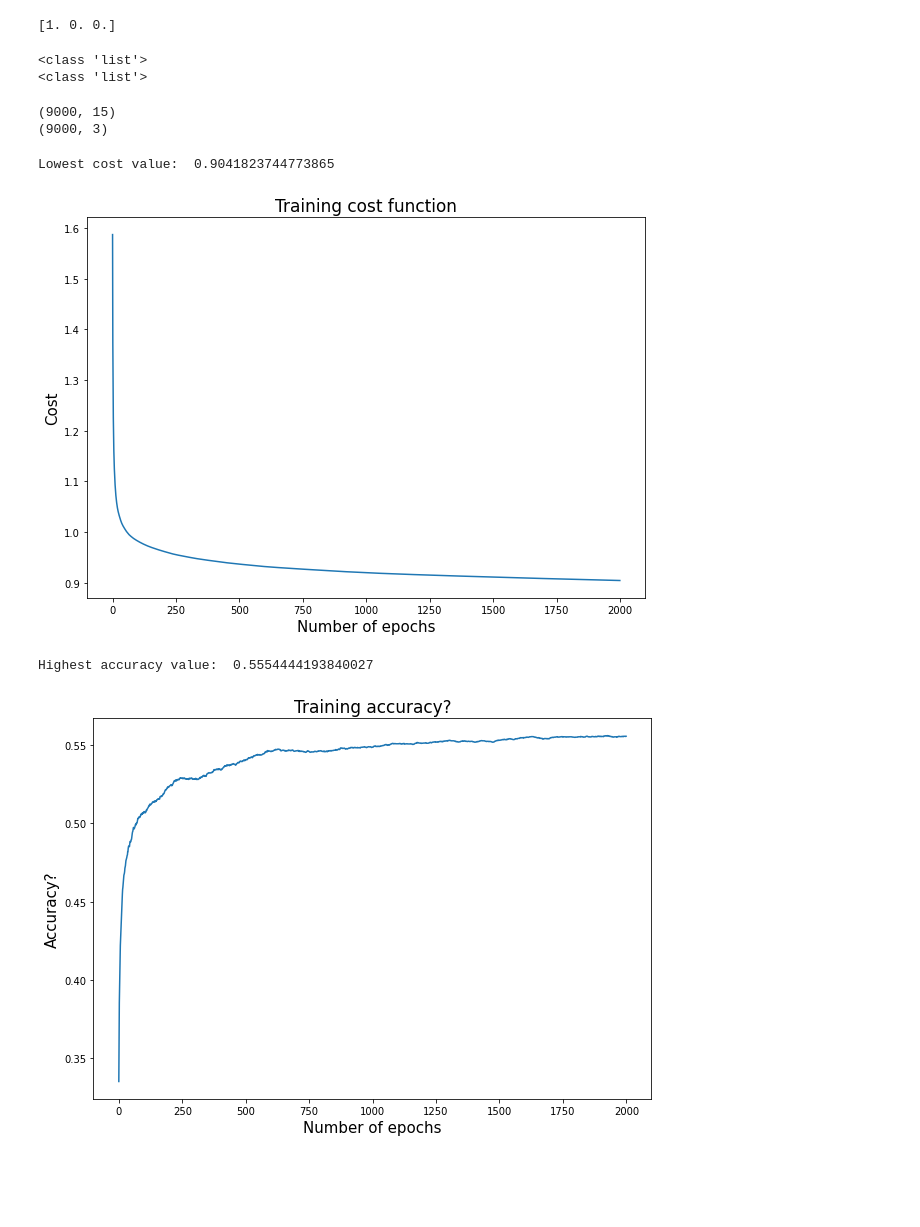
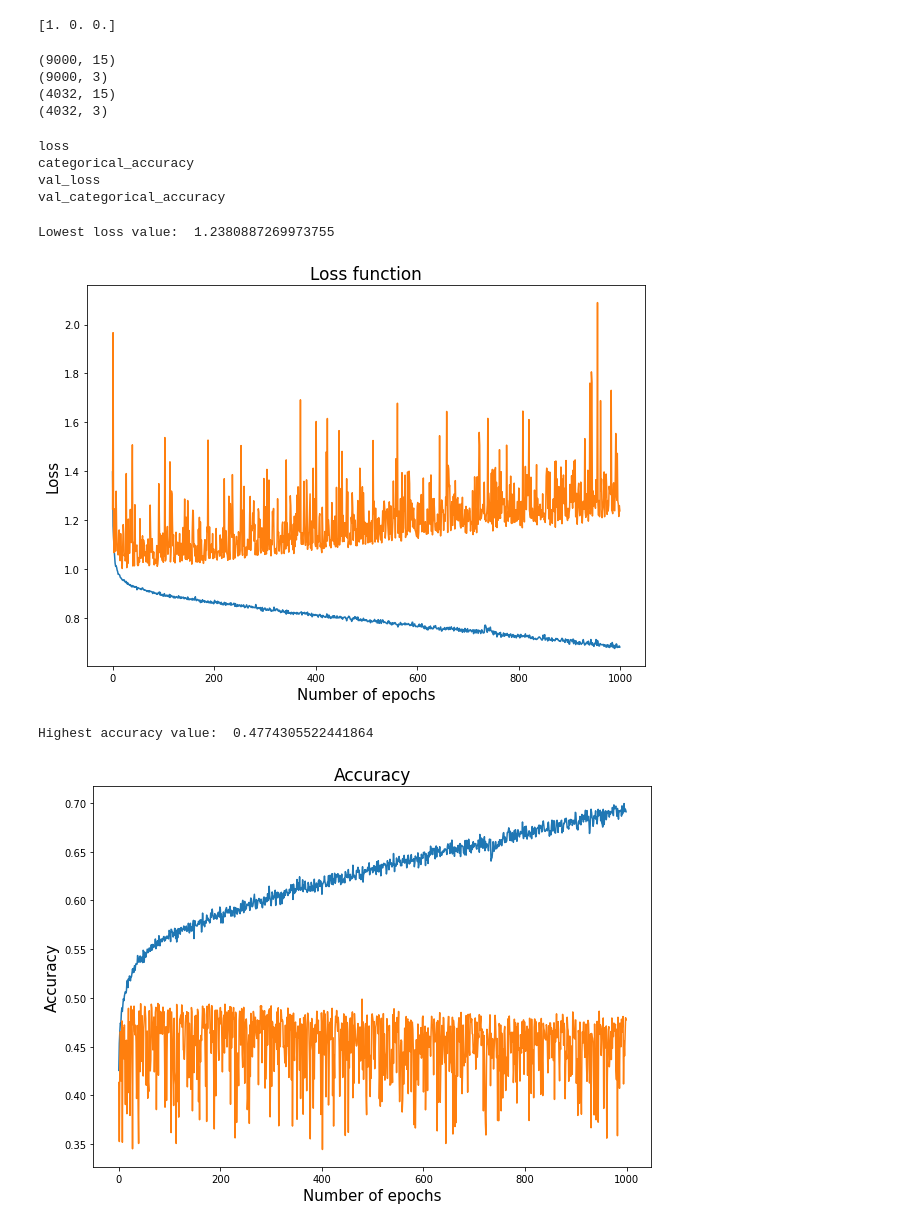
Before and after one commit to ArtMk/lhc-ml, a Jupyter notebook: 05_Training_in_Physics.ipynb, the cells around one changed output. Cells and saved outputs as stored; diff of their text form; code cells hidden in the pictures; blank space fills up the shorter version.

Commit message:
Reworked training and new graphs

```diff
--- a/05_Training_in_Physics.ipynb
+++ b/05_Training_in_Physics.ipynb
@@ -113,35 +120,40 @@ print(nn_target['signal'][10])
 # %% [output]
 [1. 0. 0.]
 # %%
-# number of batches
-batches = 2000
+# number of epochs
+epochs = 1000
 
 # cost
-costs = np.empty(batches)
-metrics_1 = np.empty(batches)
-metrics_2 = np.empty(batches)
-metrics_3 = np.empty(batches)
-
-print(type(nn_input['signal']))
-print(type(nn_target['signal']))
+costs = np.empty(epochs)
+metrics_1 = np.empty(epochs)
-# %% [output]
-<class 'list'>
-<class 'list'>
 # %%
 # put input and target data all in one array
 
 nn_input_training = []
 nn_target_training = []
 
+nn_input_validation = []
+nn_target_validation = []
+
 for process in processes:
     nn_input_training = nn_input_training + nn_input[process][:3000]
     nn_target_training = nn_target_training + nn_target[process][:3000]
 
+    nn_input_validation = nn_input_validation + nn_input[process][3000:4344]
+    nn_target_validation = nn_target_validation + nn_target[process][3000:4344]
+
 nn_input_training = np.array(nn_input_training)
 nn_target_training = np.array(nn_target_training)
 
+nn_input_validation = np.array(nn_input_validation)
+nn_target_validation = np.array(nn_target_validation)
+
 print(np.shape(nn_input_training))
 print(np.shape(nn_target_training))
+print(np.shape(nn_input_validation))
+print(np.shape(nn_target_validation))
 # %% [output]
 (9000, 15)
 (9000, 3)
+(4032, 15)
+(4032, 3)
@@ -155,35 +160,44 @@ nn_target_training = nn_target_training[p]
-# %%
-# train network
-
-for i in range(batches):
-    costs[i] = net.train_on_batch(nn_input_training, nn_target_training)[0]
-    metrics_1[i] = net.train_on_batch(nn_input_training, nn_target_training)[1]
+# %%
+history = net.fit(x = nn_input_training, y = nn_target_training, epochs = epochs,
+                  validation_data = (nn_input_validation, nn_target_validation), shuffle = True, verbose = 0)
+# %%
+for i in history.history:
+    print(i)
+
+# print(history.history['loss'])
+# %% [output]
+loss
+categorical_accuracy
+val_loss
+val_categorical_accuracy
 # %%
 plt.figure(figsize = (10, 7), facecolor = 'white')
 
-plt.plot(costs)
+plt.plot(history.history['loss'])
+plt.plot(history.history['val_loss'])
 
-plt.title('Training cost function', fontsize = 17)
+plt.title('Loss function', fontsize = 17)
 plt.xlabel('Number of epochs', fontsize = 15)
-plt.ylabel('Cost', fontsize = 15)
+plt.ylabel('Loss', fontsize = 15)
 
-print('Lowest cost value: ', costs[-1])
+print('Lowest loss value: ', history.history['val_loss'][-1])
 # %% [output]
-Lowest cost value:  0.9041823744773865
+Lowest loss value:  1.2380887269973755
-[figure, old version]
+[figure, new version]
 # %%
 plt.figure(figsize = (10, 7), facecolor = 'white')
 
-plt.plot(metrics_1)
+plt.plot(history.history['categorical_accuracy'])
+plt.plot(history.history['val_categorical_accuracy'])
 
-plt.title('Training accuracy?', fontsize = 17)
+plt.title('Accuracy', fontsize = 17)
 plt.xlabel('Number of epochs', fontsize = 15)
-plt.ylabel('Accuracy?', fontsize = 15)
+plt.ylabel('Accuracy', fontsize = 15)
 
-print('Highest accuracy value: ', metrics_1[-1])
+print('Highest accuracy value: ', history.history['val_categorical_accuracy'][-1])
 # %% [output]
-Highest accuracy value:  0.5554444193840027
+Highest accuracy value:  0.4774305522441864
-[figure, old version]
+[figure, new version]
 # %%
 predictions = {}
 
```
Also changed, not shown: parts of 12 cells of this notebook.
